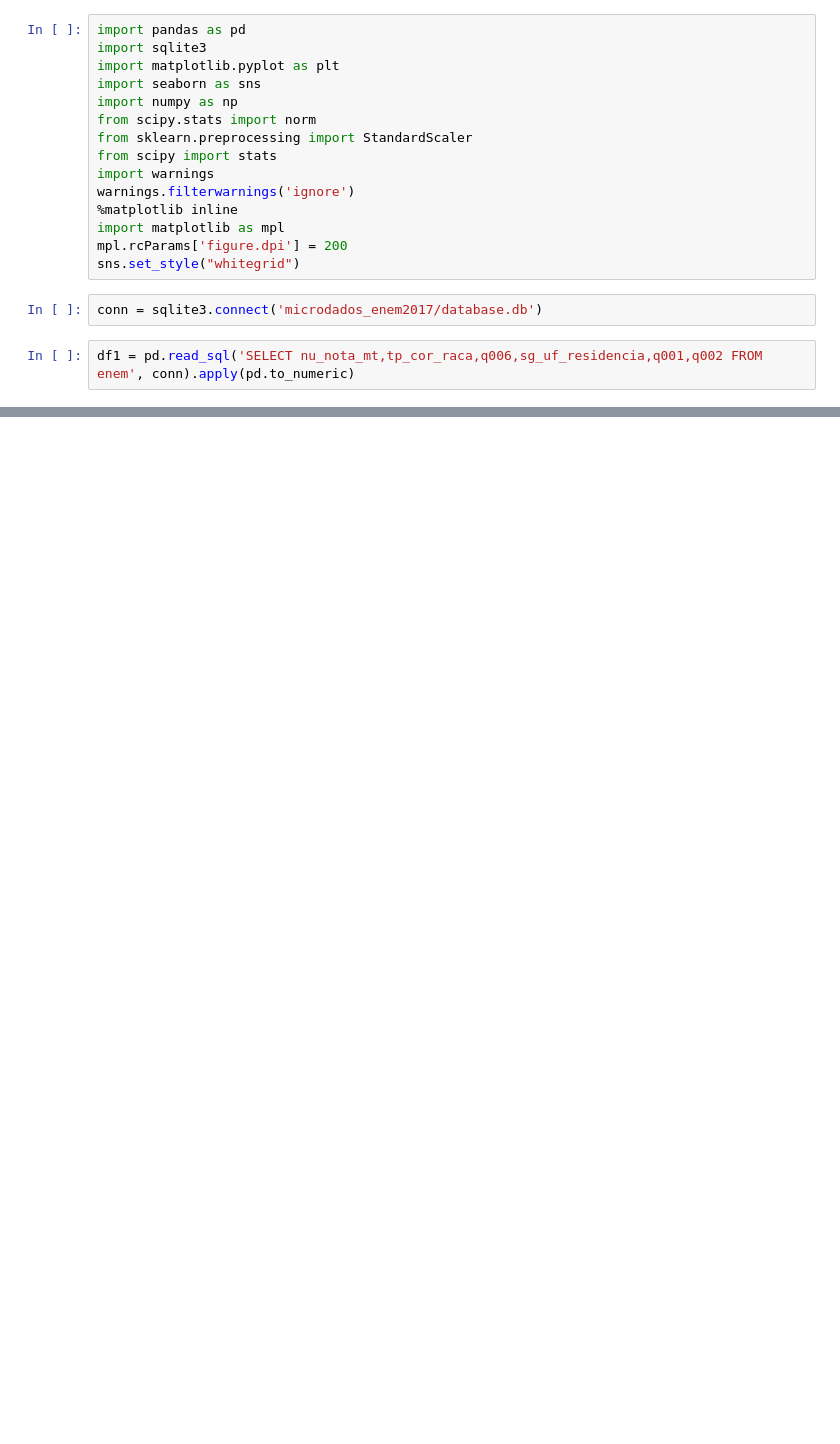
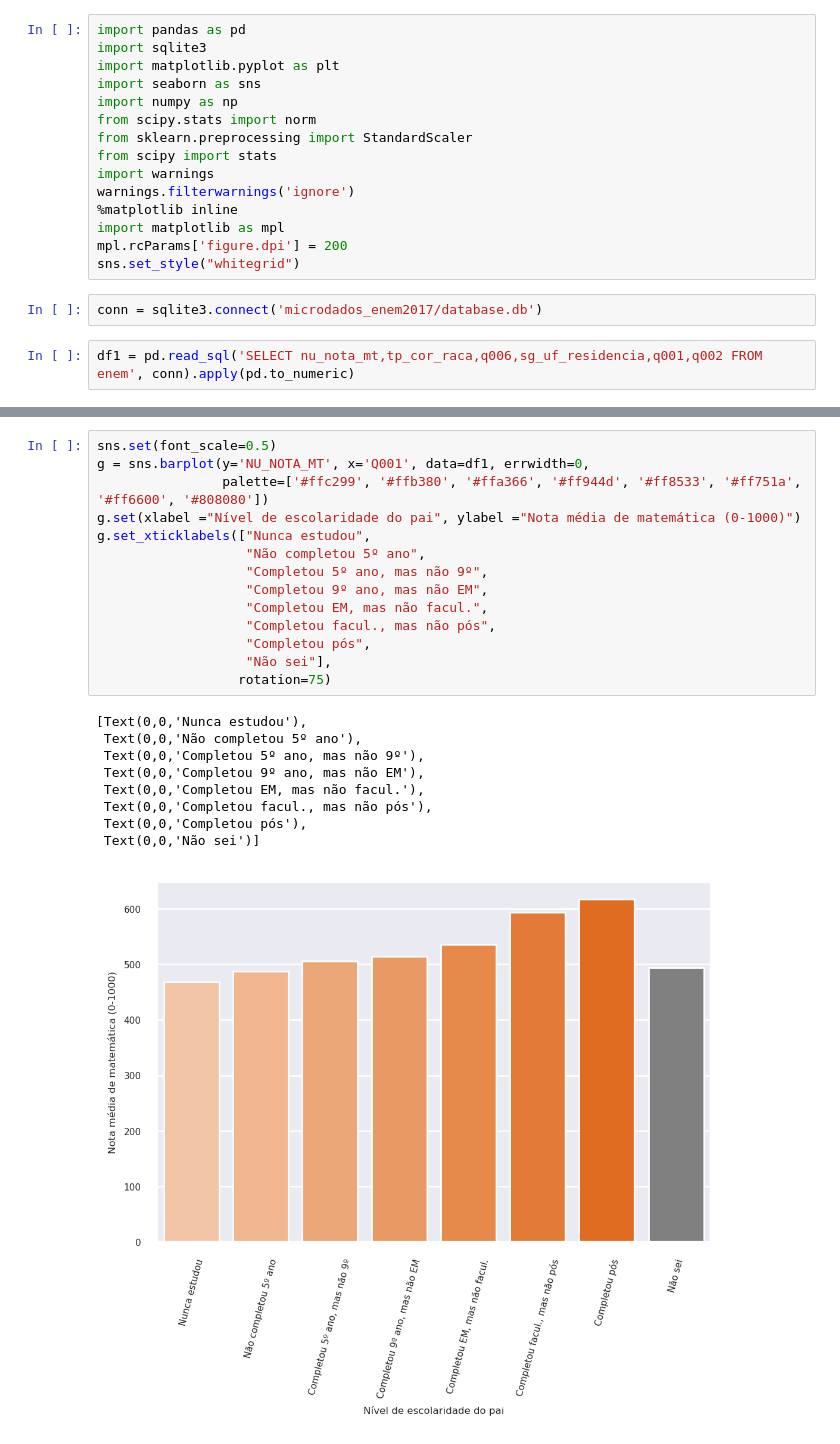
Before and after one commit to tiagodalloca/enem-data-analysis, a Jupyter notebook: enem2017/Visualization#3.ipynb, the cells around one changed output, grey strips where cells are left out. Drawn from its saved outputs; the diff is of its cells as text; blank space fills up the shorter version.

```diff
--- a/enem2017/Visualization#3.ipynb
+++ b/enem2017/Visualization#3.ipynb
@@ -43,0 +44,24 @@ g.set_xticklabels(["Nunca estudou",
+# %%
+sns.set(font_scale=0.5)
+g = sns.barplot(y='NU_NOTA_MT', x='Q001', data=df1, errwidth=0,
+                palette=['#ffc299', '#ffb380', '#ffa366', '#ff944d', '#ff8533', '#ff751a', '#ff6600', '#808080'])
+g.set(xlabel ="Nível de escolaridade do pai", ylabel ="Nota média de matemática (0-1000)")
+g.set_xticklabels(["Nunca estudou",
+                   "Não completou 5º ano",
+                   "Completou 5º ano, mas não 9º",
+                   "Completou 9º ano, mas não EM",
+                   "Completou EM, mas não facul.",
+                   "Completou facul., mas não pós",
+                   "Completou pós",
+                   "Não sei"],
+                  rotation=75)
+# %% [output]
+[Text(0,0,'Nunca estudou'),
+ Text(0,0,'Não completou 5º ano'),
+ Text(0,0,'Completou 5º ano, mas não 9º'),
+ Text(0,0,'Completou 9º ano, mas não EM'),
+ Text(0,0,'Completou EM, mas não facul.'),
+ Text(0,0,'Completou facul., mas não pós'),
+ Text(0,0,'Completou pós'),
+ Text(0,0,'Não sei')]
+[figure, added]
```
Also changed, not shown: parts of 1 cell of this notebook.
